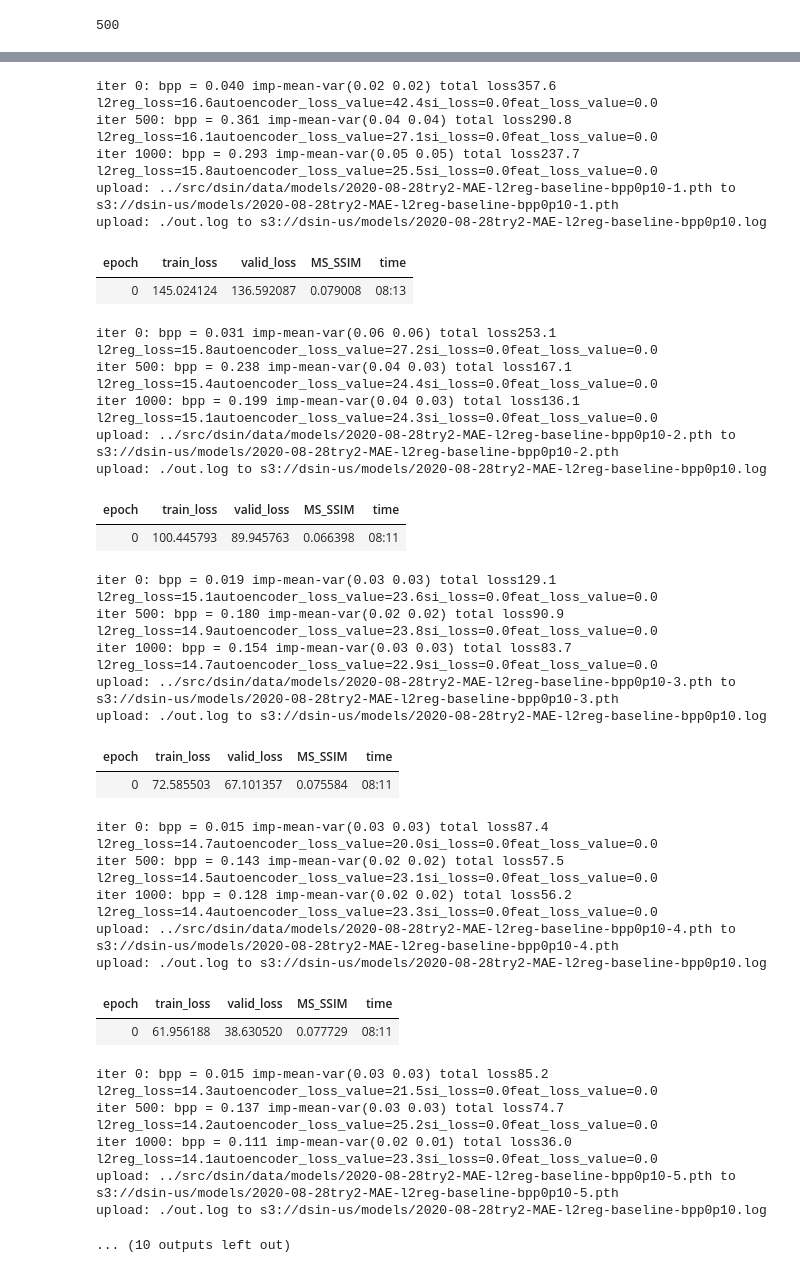
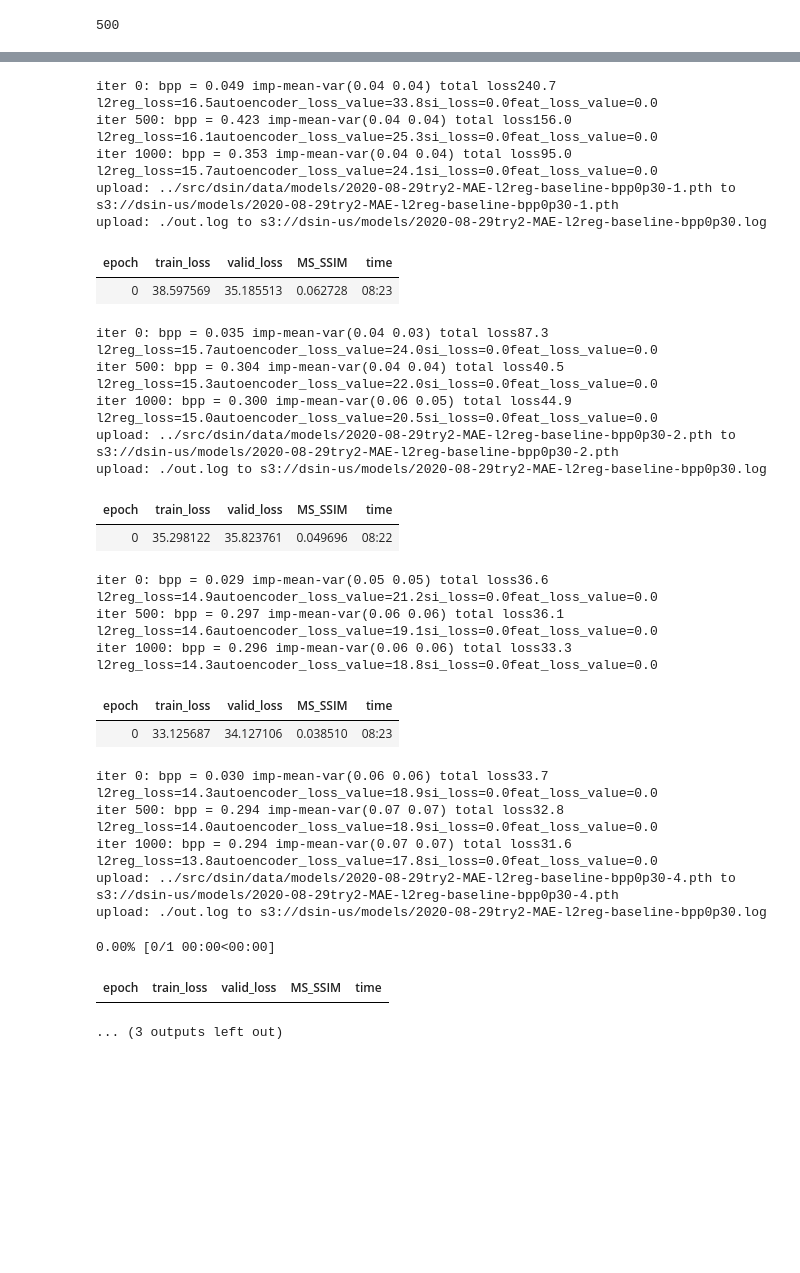
Before and after one commit to barakbeilin/tDSIN, a Jupyter notebook: tutorials/aws_trainer_train_baseline_sep_mae.ipynb, the cells around one changed output, grey strips where cells are left out. Saved outputs shown, nothing was run; the diff lists cells and outputs as text; code cells hidden in the pictures; blank space fills up the shorter version.

```diff
--- a/tutorials/aws_trainer_train_baseline_sep_mae.ipynb
+++ b/tutorials/aws_trainer_train_baseline_sep_mae.ipynb
@@ -27,7 +27,7 @@ from dsin.train_utils.visibilty_utils.pbar_cb_utils import (AverageMetric,
                                            )
 from dsin.train_utils.save_utils import FileNameGenerator
 # %%
-bpp = 0.1
+bpp = 0.3
 H_target = 2* bpp
 # config.autoencoder_loss_distortion_to_minimize=DistTypes.MS_SSMIM
 config.K_MS_SSIM=500
@@ -105,7 +89,8 @@ for i,lr in zip(range(offset,len(lrs)),lrs[offset:]):
     learn.fit(1, lr=lr,wd=0,callbacks=[ParameterRunningAverageMetricCallback(learn.loss_func),BitEntropy(loss_man=learn.loss_func,logger=logger,use_si=False)])
 
     learn.save(f'{model_fname}-{i}')
-    !aws s3 cp ~/tDSIN/src/dsin/data/models/{model_fname}-{i}.pth  s3://dsin-us/models/
-    !aws s3 cp ~/tDSIN/tutorials/out.log s3://dsin-us/models/{model_fname}.log
+    if i % 3 or i == len(lrs) - 1:
+        !aws s3 cp ~/tDSIN/src/dsin/data/models/{model_fname}-{i}.pth  s3://dsin-us/models/
+        !aws s3 cp ~/tDSIN/tutorials/out.log s3://dsin-us/models/{model_fname}.log
 # %% [output]
 | epoch | train_loss | valid_loss | MS_SSIM | time |
@@ -120,34 +103,27 @@ upload: ./out.log to s3://dsin-us/models/2020-08-28try2-MAE-l2reg-baseline-bpp0p
-iter 0: bpp = 0.040 imp-mean-var(0.02 0.02) total loss357.6  l2reg_loss=16.6autoencoder_loss_value=42.4si_loss=0.0feat_loss_value=0.0
-iter 500: bpp = 0.361 imp-mean-var(0.04 0.04) total loss290.8  l2reg_loss=16.1autoencoder_loss_value=27.1si_loss=0.0feat_loss_value=0.0
-iter 1000: bpp = 0.293 imp-mean-var(0.05 0.05) total loss237.7  l2reg_loss=15.8autoencoder_loss_value=25.5si_loss=0.0feat_loss_value=0.0
-upload: ../src/dsin/data/models/2020-08-28try2-MAE-l2reg-baseline-bpp0p10-1.pth to s3://dsin-us/models/2020-08-28try2-MAE-l2reg-baseline-bpp0p10-1.pth
-upload: ./out.log to s3://dsin-us/models/2020-08-28try2-MAE-l2reg-baseline-bpp0p10.log
+iter 0: bpp = 0.049 imp-mean-var(0.04 0.04) total loss240.7  l2reg_loss=16.5autoencoder_loss_value=33.8si_loss=0.0feat_loss_value=0.0
+iter 500: bpp = 0.423 imp-mean-var(0.04 0.04) total loss156.0  l2reg_loss=16.1autoencoder_loss_value=25.3si_loss=0.0feat_loss_value=0.0
+iter 1000: bpp = 0.353 imp-mean-var(0.04 0.04) total loss95.0  l2reg_loss=15.7autoencoder_loss_value=24.1si_loss=0.0feat_loss_value=0.0
+upload: ../src/dsin/data/models/2020-08-29try2-MAE-l2reg-baseline-bpp0p30-1.pth to s3://dsin-us/models/2020-08-29try2-MAE-l2reg-baseline-bpp0p30-1.pth
+upload: ./out.log to s3://dsin-us/models/2020-08-29try2-MAE-l2reg-baseline-bpp0p30.log
 | epoch | train_loss | valid_loss | MS_SSIM | time |
-| 0 | 145.024124 | 136.592087 | 0.079008 | 08:13 |
+| 0 | 38.597569 | 35.185513 | 0.062728 | 08:23 |
-iter 0: bpp = 0.031 imp-mean-var(0.06 0.06) total loss253.1  l2reg_loss=15.8autoencoder_loss_value=27.2si_loss=0.0feat_loss_value=0.0
-iter 500: bpp = 0.238 imp-mean-var(0.04 0.03) total loss167.1  l2reg_loss=15.4autoencoder_loss_value=24.4si_loss=0.0feat_loss_value=0.0
-iter 1000: bpp = 0.199 imp-mean-var(0.04 0.03) total loss136.1  l2reg_loss=15.1autoencoder_loss_value=24.3si_loss=0.0feat_loss_value=0.0
-upload: ../src/dsin/data/models/2020-08-28try2-MAE-l2reg-baseline-bpp0p10-2.pth to s3://dsin-us/models/2020-08-28try2-MAE-l2reg-baseline-bpp0p10-2.pth
-upload: ./out.log to s3://dsin-us/models/2020-08-28try2-MAE-l2reg-baseline-bpp0p10.log
+iter 0: bpp = 0.035 imp-mean-var(0.04 0.03) total loss87.3  l2reg_loss=15.7autoencoder_loss_value=24.0si_loss=0.0feat_loss_value=0.0
+iter 500: bpp = 0.304 imp-mean-var(0.04 0.04) total loss40.5  l2reg_loss=15.3autoencoder_loss_value=22.0si_loss=0.0feat_loss_value=0.0
+iter 1000: bpp = 0.300 imp-mean-var(0.06 0.05) total loss44.9  l2reg_loss=15.0autoencoder_loss_value=20.5si_loss=0.0feat_loss_value=0.0
+upload: ../src/dsin/data/models/2020-08-29try2-MAE-l2reg-baseline-bpp0p30-2.pth to s3://dsin-us/models/2020-08-29try2-MAE-l2reg-baseline-bpp0p30-2.pth
+upload: ./out.log to s3://dsin-us/models/2020-08-29try2-MAE-l2reg-baseline-bpp0p30.log
 | epoch | train_loss | valid_loss | MS_SSIM | time |
-| 0 | 100.445793 | 89.945763 | 0.066398 | 08:11 |
+| 0 | 35.298122 | 35.823761 | 0.049696 | 08:22 |
-iter 0: bpp = 0.019 imp-mean-var(0.03 0.03) total loss129.1  l2reg_loss=15.1autoencoder_loss_value=23.6si_loss=0.0feat_loss_value=0.0
-iter 500: bpp = 0.180 imp-mean-var(0.02 0.02) total loss90.9  l2reg_loss=14.9autoencoder_loss_value=23.8si_loss=0.0feat_loss_value=0.0
-iter 1000: bpp = 0.154 imp-mean-var(0.03 0.03) total loss83.7  l2reg_loss=14.7autoencoder_loss_value=22.9si_loss=0.0feat_loss_value=0.0
-upload: ../src/dsin/data/models/2020-08-28try2-MAE-l2reg-baseline-bpp0p10-3.pth to s3://dsin-us/models/2020-08-28try2-MAE-l2reg-baseline-bpp0p10-3.pth
-upload: ./out.log to s3://dsin-us/models/2020-08-28try2-MAE-l2reg-baseline-bpp0p10.log
+iter 0: bpp = 0.029 imp-mean-var(0.05 0.05) total loss36.6  l2reg_loss=14.9autoencoder_loss_value=21.2si_loss=0.0feat_loss_value=0.0
+iter 500: bpp = 0.297 imp-mean-var(0.06 0.06) total loss36.1  l2reg_loss=14.6autoencoder_loss_value=19.1si_loss=0.0feat_loss_value=0.0
+iter 1000: bpp = 0.296 imp-mean-var(0.06 0.06) total loss33.3  l2reg_loss=14.3autoencoder_loss_value=18.8si_loss=0.0feat_loss_value=0.0
 | epoch | train_loss | valid_loss | MS_SSIM | time |
-| 0 | 72.585503 | 67.101357 | 0.075584 | 08:11 |
+| 0 | 33.125687 | 34.127106 | 0.038510 | 08:23 |
-iter 0: bpp = 0.015 imp-mean-var(0.03 0.03) total loss87.4  l2reg_loss=14.7autoencoder_loss_value=20.0si_loss=0.0feat_loss_value=0.0
-iter 500: bpp = 0.143 imp-mean-var(0.02 0.02) total loss57.5  l2reg_loss=14.5autoencoder_loss_value=23.1si_loss=0.0feat_loss_value=0.0
-iter 1000: bpp = 0.128 imp-mean-var(0.02 0.02) total loss56.2  l2reg_loss=14.4autoencoder_loss_value=23.3si_loss=0.0feat_loss_value=0.0
-upload: ../src/dsin/data/models/2020-08-28try2-MAE-l2reg-baseline-bpp0p10-4.pth to s3://dsin-us/models/2020-08-28try2-MAE-l2reg-baseline-bpp0p10-4.pth
-upload: ./out.log to s3://dsin-us/models/2020-08-28try2-MAE-l2reg-baseline-bpp0p10.log
+iter 0: bpp = 0.030 imp-mean-var(0.06 0.06) total loss33.7  l2reg_loss=14.3autoencoder_loss_value=18.9si_loss=0.0feat_loss_value=0.0
+iter 500: bpp = 0.294 imp-mean-var(0.07 0.07) total loss32.8  l2reg_loss=14.0autoencoder_loss_value=18.9si_loss=0.0feat_loss_value=0.0
+iter 1000: bpp = 0.294 imp-mean-var(0.07 0.07) total loss31.6  l2reg_loss=13.8autoencoder_loss_value=17.8si_loss=0.0feat_loss_value=0.0
+upload: ../src/dsin/data/models/2020-08-29try2-MAE-l2reg-baseline-bpp0p30-4.pth to s3://dsin-us/models/2020-08-29try2-MAE-l2reg-baseline-bpp0p30-4.pth
+upload: ./out.log to s3://dsin-us/models/2020-08-29try2-MAE-l2reg-baseline-bpp0p30.log
+0.00% [0/1 00:00<00:00]
 | epoch | train_loss | valid_loss | MS_SSIM | time |
-| 0 | 61.956188 | 38.630520 | 0.077729 | 08:11 |
-iter 0: bpp = 0.015 imp-mean-var(0.03 0.03) total loss85.2  l2reg_loss=14.3autoencoder_loss_value=21.5si_loss=0.0feat_loss_value=0.0
-iter 500: bpp = 0.137 imp-mean-var(0.03 0.03) total loss74.7  l2reg_loss=14.2autoencoder_loss_value=25.2si_loss=0.0feat_loss_value=0.0
-iter 1000: bpp = 0.111 imp-mean-var(0.02 0.01) total loss36.0  l2reg_loss=14.1autoencoder_loss_value=23.3si_loss=0.0feat_loss_value=0.0
-upload: ../src/dsin/data/models/2020-08-28try2-MAE-l2reg-baseline-bpp0p10-5.pth to s3://dsin-us/models/2020-08-28try2-MAE-l2reg-baseline-bpp0p10-5.pth
-upload: ./out.log to s3://dsin-us/models/2020-08-28try2-MAE-l2reg-baseline-bpp0p10.log
-... (10 outputs left out)
+... (3 outputs left out)
```
Also changed, not shown: parts of 6 cells of this notebook.
